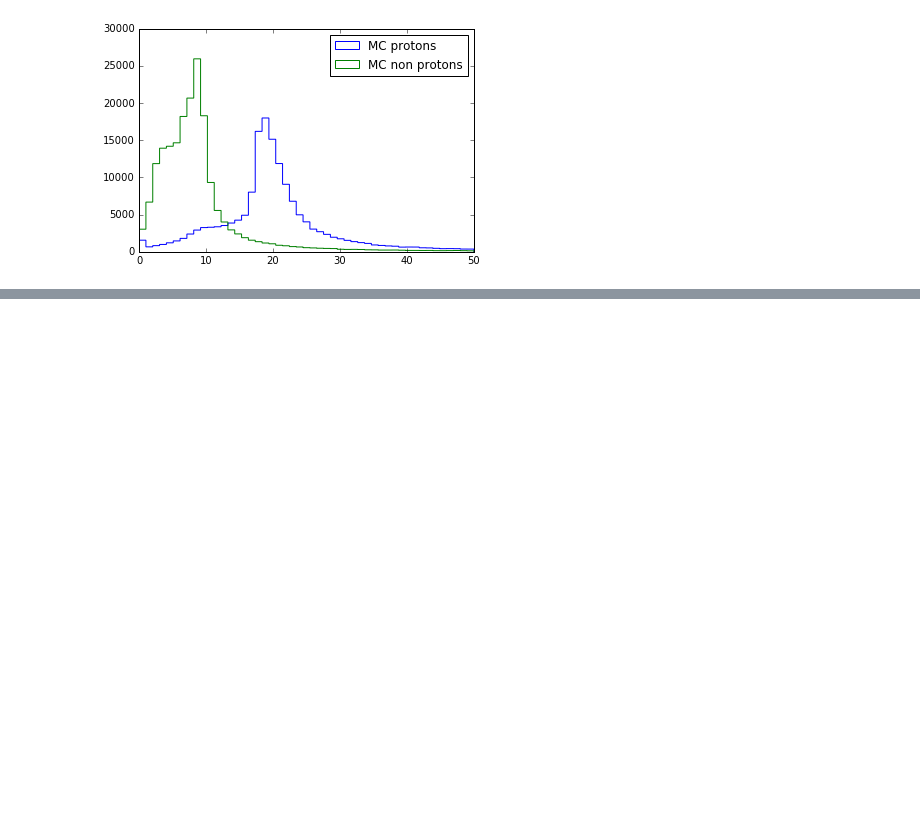
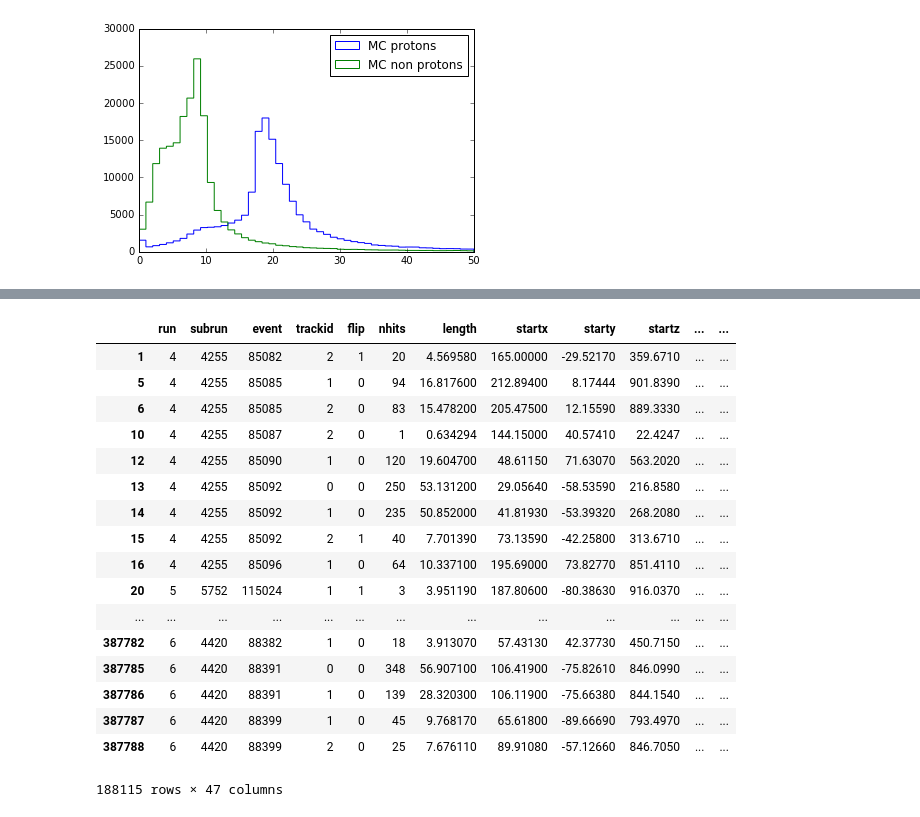
Before and after one commit to erezcoh4/AnalysisTreesInformation, a Jupyter notebook: AnaTreesPackage/notebooks/MC_BNB_anatrees_plots.ipynb, the cells around one changed output, grey strips where cells are left out. Drawn from its saved outputs; the diff is of its cells as text; code cells hidden in the pictures; blank space fills up the shorter version.

```diff
--- a/AnaTreesPackage/notebooks/MC_BNB_anatrees_plots.ipynb
+++ b/AnaTreesPackage/notebooks/MC_BNB_anatrees_plots.ipynb
@@ -15,0 +26,21 @@ plt.legend()
+# %%
+data_protons
+# %% [output]
+|  | run | subrun | event | trackid | flip | nhits | length | startx | starty | startz | ... | ... |
+| 1 | 4 | 4255 | 85082 | 2 | 1 | 20 | 4.569580 | 165.00000 | -29.52170 | 359.6710 | ... | ... |
+| 5 | 4 | 4255 | 85085 | 1 | 0 | 94 | 16.817600 | 212.89400 | 8.17444 | 901.8390 | ... | ... |
+| 6 | 4 | 4255 | 85085 | 2 | 0 | 83 | 15.478200 | 205.47500 | 12.15590 | 889.3330 | ... | ... |
+| 10 | 4 | 4255 | 85087 | 2 | 0 | 1 | 0.634294 | 144.15000 | 40.57410 | 22.4247 | ... | ... |
+| 12 | 4 | 4255 | 85090 | 1 | 0 | 120 | 19.604700 | 48.61150 | 71.63070 | 563.2020 | ... | ... |
+| 13 | 4 | 4255 | 85092 | 0 | 0 | 250 | 53.131200 | 29.05640 | -58.53590 | 216.8580 | ... | ... |
+| 14 | 4 | 4255 | 85092 | 1 | 0 | 235 | 50.852000 | 41.81930 | -53.39320 | 268.2080 | ... | ... |
+| 15 | 4 | 4255 | 85092 | 2 | 1 | 40 | 7.701390 | 73.13590 | -42.25800 | 313.6710 | ... | ... |
+| 16 | 4 | 4255 | 85096 | 1 | 0 | 64 | 10.337100 | 195.69000 | 73.82770 | 851.4110 | ... | ... |
+| 20 | 5 | 5752 | 115024 | 1 | 1 | 3 | 3.951190 | 187.80600 | -80.38630 | 916.0370 | ... | ... |
+| ... | ... | ... | ... | ... | ... | ... | ... | ... | ... | ... | ... | ... |
+| 387782 | 6 | 4420 | 88382 | 1 | 0 | 18 | 3.913070 | 57.43130 | 42.37730 | 450.7150 | ... | ... |
+| 387785 | 6 | 4420 | 88391 | 0 | 0 | 348 | 56.907100 | 106.41900 | -75.82610 | 846.0990 | ... | ... |
+| 387786 | 6 | 4420 | 88391 | 1 | 0 | 139 | 28.320300 | 106.11900 | -75.66380 | 844.1540 | ... | ... |
+| 387787 | 6 | 4420 | 88399 | 1 | 0 | 45 | 9.768170 | 65.61800 | -89.66690 | 793.4970 | ... | ... |
+| 387788 | 6 | 4420 | 88399 | 2 | 0 | 25 | 7.676110 | 89.91080 | -57.12660 | 846.7050 | ... | ... |
+188115 rows × 47 columns
```
Also changed, not shown: parts of 6 cells of this notebook, 4 other files.
